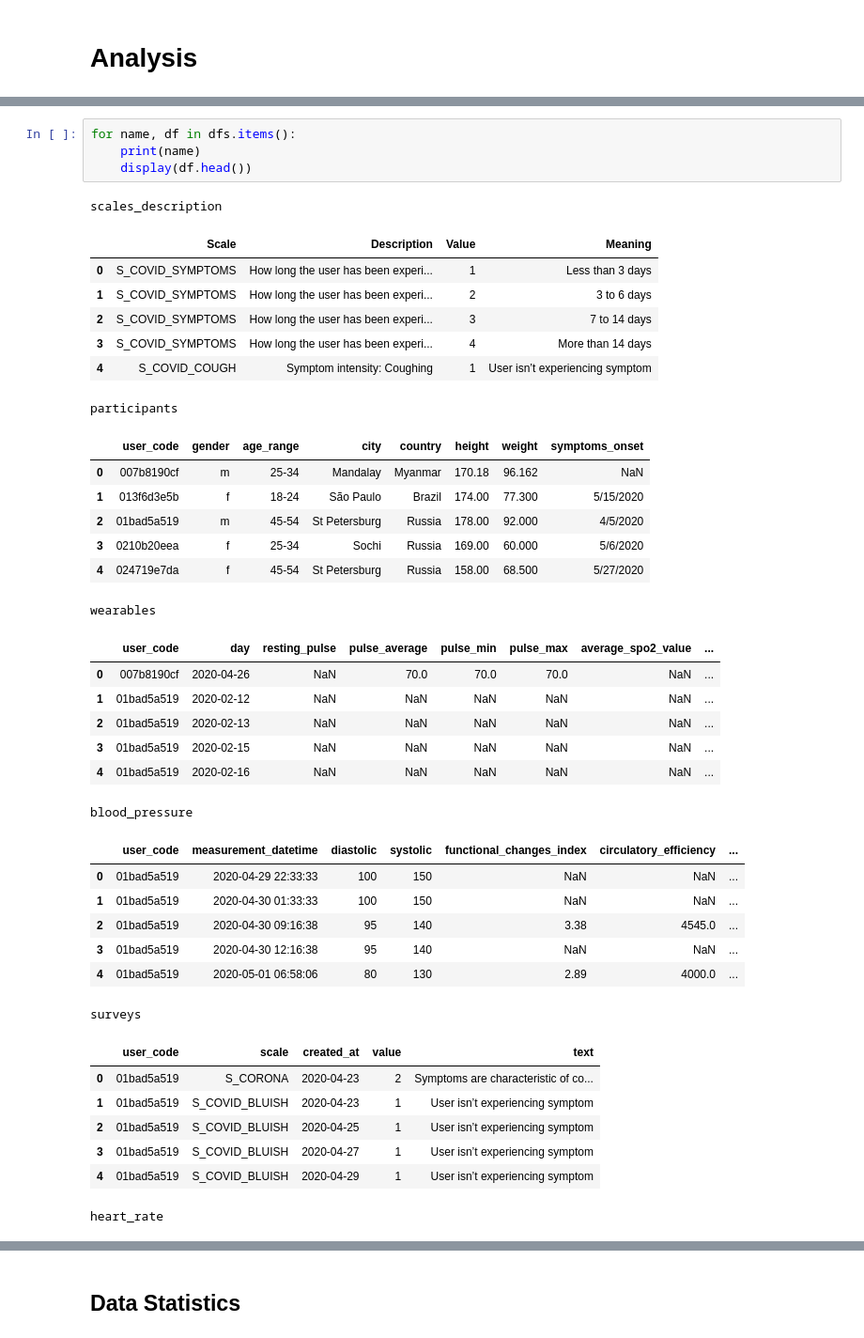
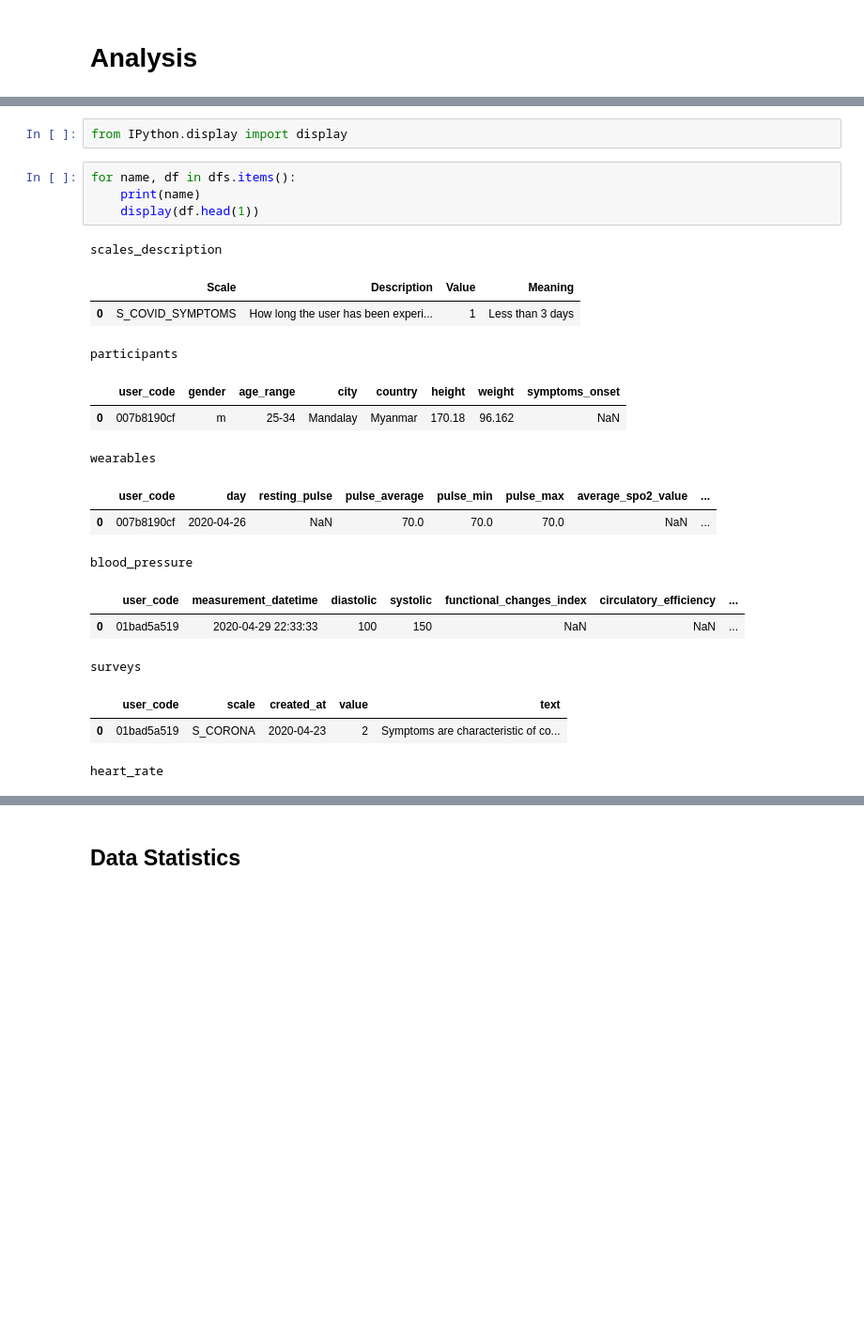
Before and after one commit to AIPI510/aipi510-fall24, a Jupyter notebook: ta4-trackstars.ipynb, the cells around one changed output, grey strips where cells are left out. Shown at 94% size. Cells and saved outputs as stored; diff of their text form; blank space fills up the shorter version.

```diff
--- a/ta4-trackstars.ipynb
+++ b/ta4-trackstars.ipynb
@@ -97,43 +95,25 @@ There's a lot of data in
+# %%
+from IPython.display import display
 # %%
 for name, df in dfs.items():
     print(name)
-    display(df.head())
+    display(df.head(1))
 # %% [output]
 scales_description
 |  | Scale | Description | Value | Meaning |
 | 0 | S_COVID_SYMPTOMS | How long the user has been experi... | 1 | Less than 3 days |
-| 1 | S_COVID_SYMPTOMS | How long the user has been experi... | 2 | 3 to 6 days |
-| 2 | S_COVID_SYMPTOMS | How long the user has been experi... | 3 | 7 to 14 days |
-| 3 | S_COVID_SYMPTOMS | How long the user has been experi... | 4 | More than 14 days |
-| 4 | S_COVID_COUGH | Symptom intensity: Coughing | 1 | User isn’t experiencing symptom |
 participants
 |  | user_code | gender | age_range | city | country | height | weight | symptoms_onset |
 | 0 | 007b8190cf | m | 25-34 | Mandalay | Myanmar | 170.18 | 96.162 | NaN |
-| 1 | 013f6d3e5b | f | 18-24 | São Paulo | Brazil | 174.00 | 77.300 | 5/15/2020 |
-| 2 | 01bad5a519 | m | 45-54 | St Petersburg | Russia | 178.00 | 92.000 | 4/5/2020 |
-| 3 | 0210b20eea | f | 25-34 | Sochi | Russia | 169.00 | 60.000 | 5/6/2020 |
-| 4 | 024719e7da | f | 45-54 | St Petersburg | Russia | 158.00 | 68.500 | 5/27/2020 |
 wearables
 |  | user_code | day | resting_pulse | pulse_average | pulse_min | pulse_max | average_spo2_value | ... |
 | 0 | 007b8190cf | 2020-04-26 | NaN | 70.0 | 70.0 | 70.0 | NaN | ... |
-| 1 | 01bad5a519 | 2020-02-12 | NaN | NaN | NaN | NaN | NaN | ... |
-| 2 | 01bad5a519 | 2020-02-13 | NaN | NaN | NaN | NaN | NaN | ... |
-| 3 | 01bad5a519 | 2020-02-15 | NaN | NaN | NaN | NaN | NaN | ... |
-| 4 | 01bad5a519 | 2020-02-16 | NaN | NaN | NaN | NaN | NaN | ... |
 blood_pressure
 |  | user_code | measurement_datetime | diastolic | systolic | functional_changes_index | circulatory_efficiency | ... |
 | 0 | 01bad5a519 | 2020-04-29 22:33:33 | 100 | 150 | NaN | NaN | ... |
-| 1 | 01bad5a519 | 2020-04-30 01:33:33 | 100 | 150 | NaN | NaN | ... |
-| 2 | 01bad5a519 | 2020-04-30 09:16:38 | 95 | 140 | 3.38 | 4545.0 | ... |
-| 3 | 01bad5a519 | 2020-04-30 12:16:38 | 95 | 140 | NaN | NaN | ... |
-| 4 | 01bad5a519 | 2020-05-01 06:58:06 | 80 | 130 | 2.89 | 4000.0 | ... |
 surveys
 |  | user_code | scale | created_at | value | text |
 | 0 | 01bad5a519 | S_CORONA | 2020-04-23 | 2 | Symptoms are characteristic of co... |
-| 1 | 01bad5a519 | S_COVID_BLUISH | 2020-04-23 | 1 | User isn’t experiencing symptom |
-| 2 | 01bad5a519 | S_COVID_BLUISH | 2020-04-25 | 1 | User isn’t experiencing symptom |
-| 3 | 01bad5a519 | S_COVID_BLUISH | 2020-04-27 | 1 | User isn’t experiencing symptom |
-| 4 | 01bad5a519 | S_COVID_BLUISH | 2020-04-29 | 1 | User isn’t experiencing symptom |
 heart_rate
 |  | user_code | datetime | heart_rate | is_resting |
 | 0 | 007b8190cf | 2020-04-26 04:49:25 | 70 | 0 |
```
Also changed, not shown: parts of 25 cells of this notebook.
